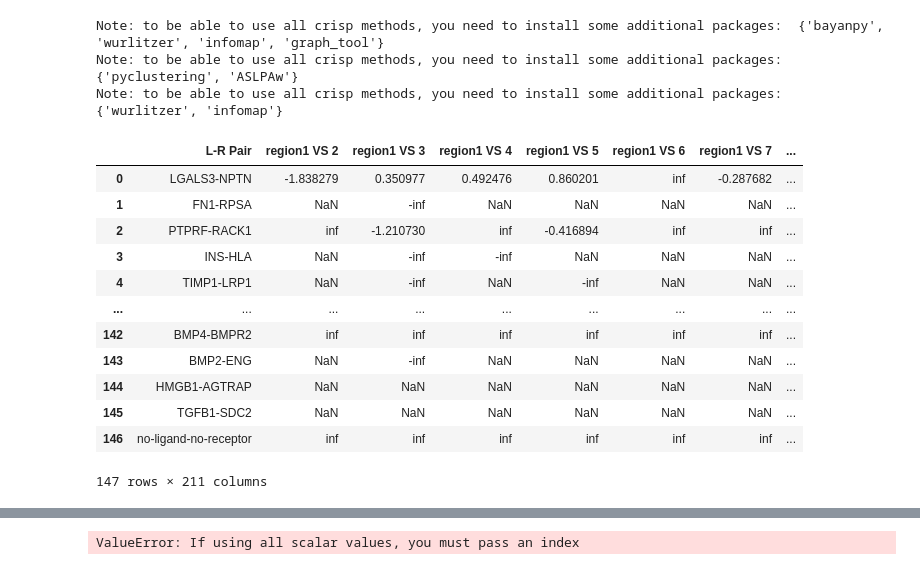
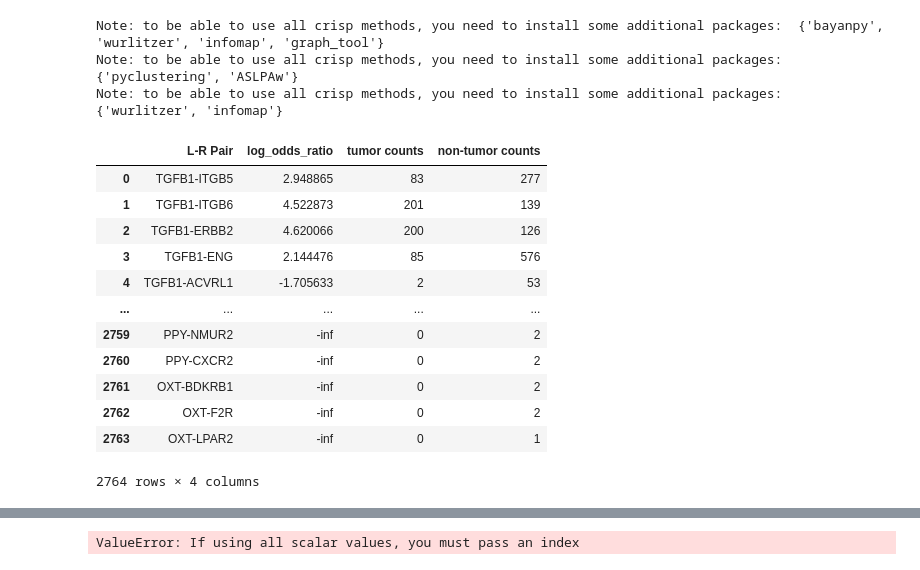
Before and after one commit to bubblelionet/Cell-Cell-Communication, a Jupyter notebook: LR_logodds_barplot.ipynb, the cells around one changed output, grey strips where cells are left out. Cells and saved outputs as stored; diff of their text form; code cells hidden in the pictures.

```diff
--- a/LR_logodds_barplot.ipynb
+++ b/LR_logodds_barplot.ipynb
@@ -33,22 +33,22 @@ output_folder = "/Users/victoriagao/local_docs/NEST/output/gsea_results/"
 
 # Create the output folder if it doesn't exist
 os.makedirs(output_folder, exist_ok=True)
-# %%
-whole_log_odds_df
-# %% [output]
-|  | L-R Pair | region1 VS 2 | region1 VS 3 | region1 VS 4 | region1 VS 5 | region1 VS 6 | region1 VS 7 | ... |
-| 0 | LGALS3-NPTN | -1.838279 | 0.350977 | 0.492476 | 0.860201 | inf | -0.287682 | ... |
-| 1 | FN1-RPSA | NaN | -inf | NaN | NaN | NaN | NaN | ... |
-| 2 | PTPRF-RACK1 | inf | -1.210730 | inf | -0.416894 | inf | inf | ... |
-| 3 | INS-HLA | NaN | -inf | -inf | NaN | NaN | NaN | ... |
-| 4 | TIMP1-LRP1 | NaN | -inf | NaN | -inf | NaN | NaN | ... |
-| ... | ... | ... | ... | ... | ... | ... | ... | ... |
-| 142 | BMP4-BMPR2 | inf | inf | inf | inf | inf | inf | ... |
-| 143 | BMP2-ENG | NaN | -inf | NaN | NaN | NaN | NaN | ... |
-| 144 | HMGB1-AGTRAP | NaN | NaN | NaN | NaN | NaN | NaN | ... |
-| 145 | TGFB1-SDC2 | NaN | NaN | NaN | NaN | NaN | NaN | ... |
-| 146 | no-ligand-no-receptor | inf | inf | inf | inf | inf | inf | ... |
-147 rows × 211 columns
+# %%
+global_log_odds_df
+# %% [output]
+|  | L-R Pair | log_odds_ratio | tumor counts | non-tumor counts |
+| 0 | TGFB1-ITGB5 | 2.948865 | 83 | 277 |
+| 1 | TGFB1-ITGB6 | 4.522873 | 201 | 139 |
+| 2 | TGFB1-ERBB2 | 4.620066 | 200 | 126 |
+| 3 | TGFB1-ENG | 2.144476 | 85 | 576 |
+| 4 | TGFB1-ACVRL1 | -1.705633 | 2 | 53 |
+| ... | ... | ... | ... | ... |
+| 2759 | PPY-NMUR2 | -inf | 0 | 2 |
+| 2760 | PPY-CXCR2 | -inf | 0 | 2 |
+| 2761 | OXT-BDKRB1 | -inf | 0 | 2 |
+| 2762 | OXT-F2R | -inf | 0 | 2 |
+| 2763 | OXT-LPAR2 | -inf | 0 | 1 |
+2764 rows × 4 columns
 # %%
 ###### This only plots the non-infinitive log odds values
 # Separate negative and positive values
```
Also changed, not shown: parts of 4 cells of this notebook, 4 other files.
